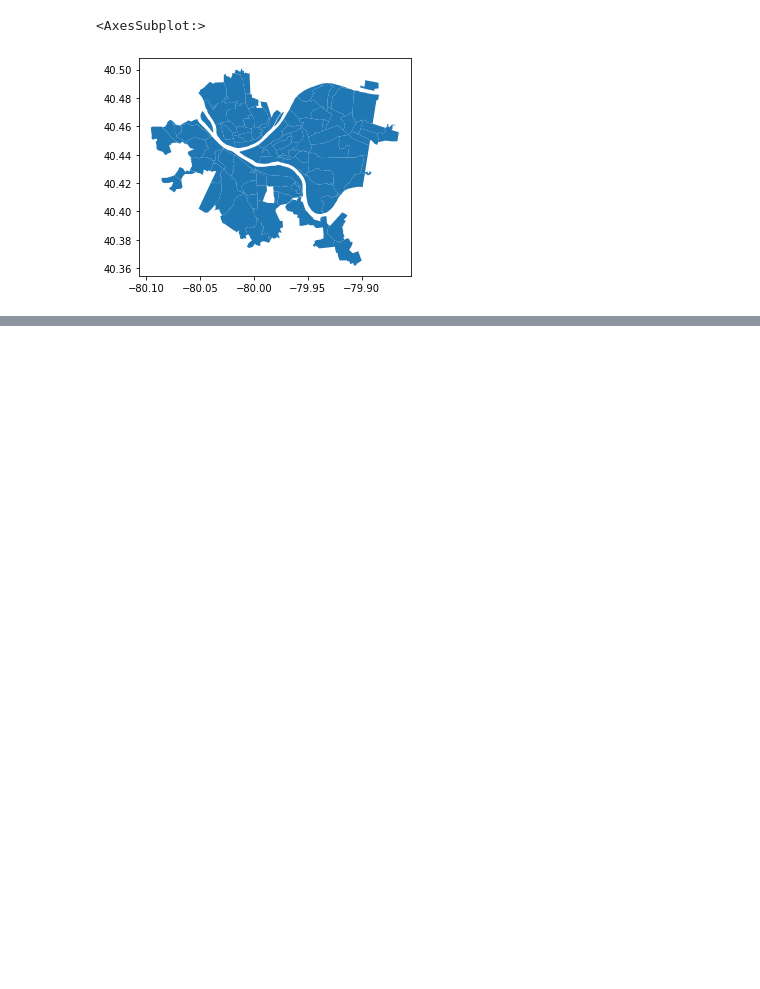
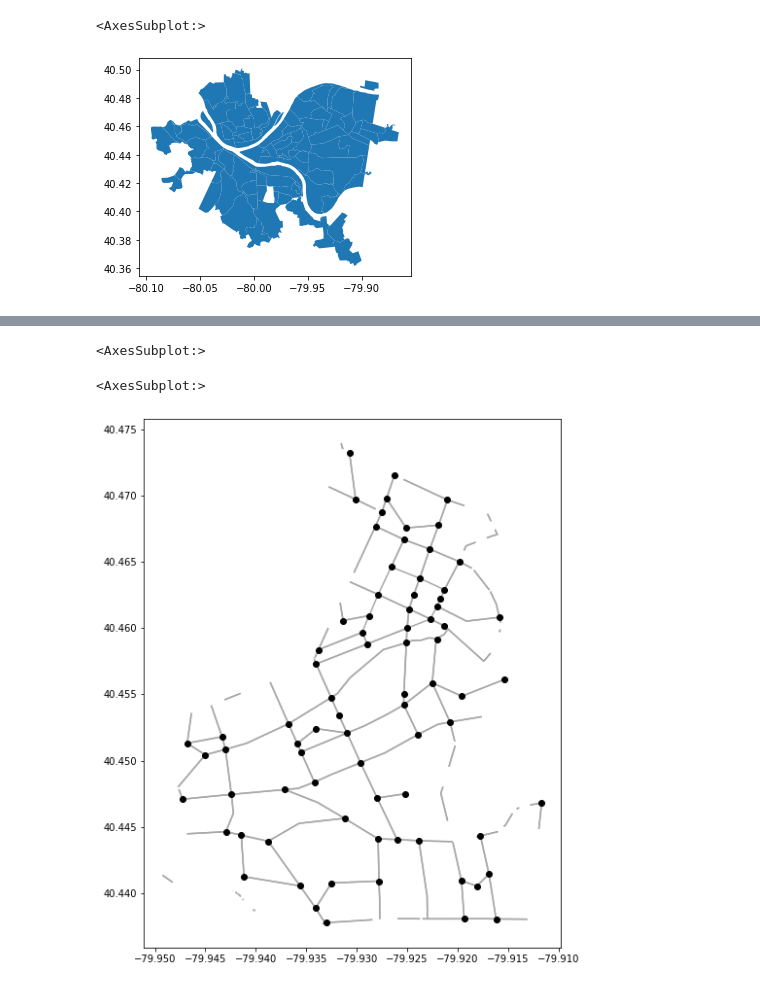
Before and after one commit to lgraff/Multimodal-Accessibility_notebooks, a Jupyter notebook: PGH_network.ipynb, the cells around one changed output, grey strips where cells are left out. Saved outputs shown, nothing was run; the diff lists cells and outputs as text; code cells hidden in the pictures; blank space fills up the shorter version.

```diff
--- a/PGH_network.ipynb
+++ b/PGH_network.ipynb
@@ -63,0 +115,10 @@ len(nodes_clip)
+# %%
+fig, ax = plt.subplots(figsize=(10,10))
+ax.set_aspect('equal')
+edges_clip.plot(ax=ax, color = 'darkgray', zorder=1)
+nodes_clip.plot(ax=ax, color = 'black', zorder=2)
+#pgh_nhoods_mask.plot(ax=ax, color = 'white', edgecolor='lightgrey', zorder=1)
+# %% [output]
+<AxesSubplot:>
+<AxesSubplot:>
+[figure, added]
```
Also changed, not shown: parts of 27 cells of this notebook.
